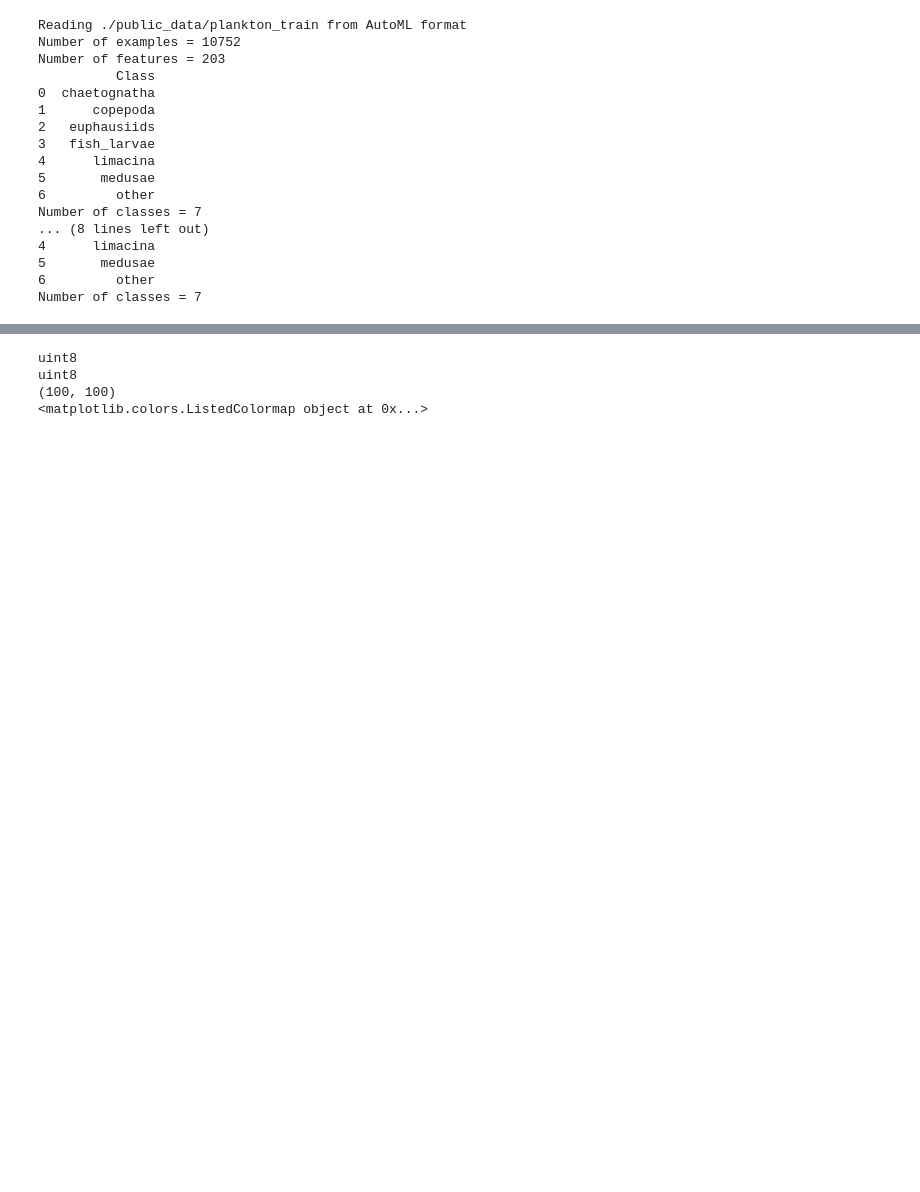
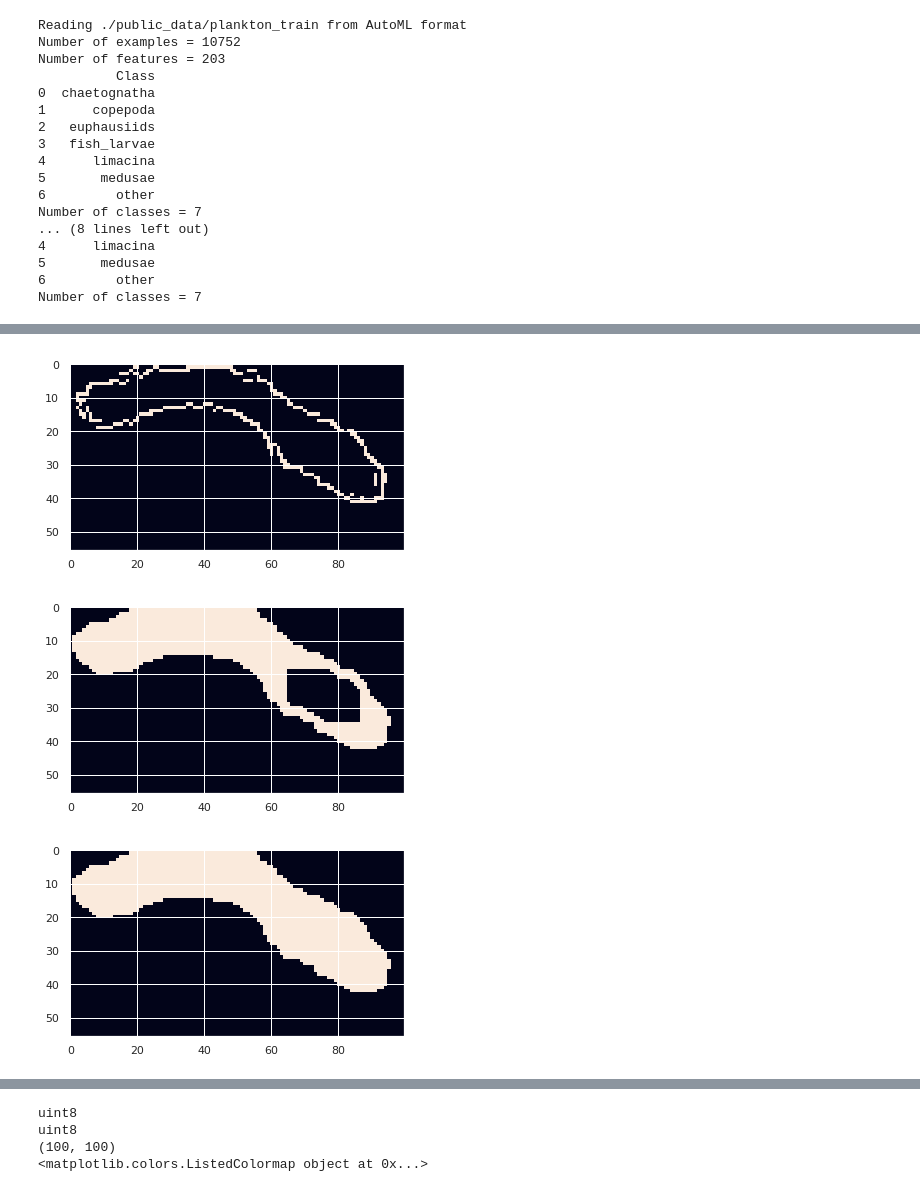
Before and after one commit to George-Marchment/OCEAN, a Jupyter notebook: starting_kit/README_preprocessing.ipynb, the cells around one changed output, grey strips where cells are left out. Saved outputs shown, nothing was run; the diff lists cells and outputs as text; code cells hidden in the pictures; blank space fills up the shorter version.

```diff
--- a/starting_kit/README_preprocessing.ipynb
+++ b/starting_kit/README_preprocessing.ipynb
@@ -161 +202,16 @@ from skimage.morphology import remove_small_objects,remove_small_holes
+# %%
+edges = canny(imgSampleData,sigma = 5)
+plt.imshow(edges)
+plt.show()
+edges = dilation(edges)
+edges = closing(edges,gkern(l = 10))
+plt.imshow(edges)
+plt.show()
+filled = ndi.binary_fill_holes(edges)
+plt.imshow(filled)
+plt.show()
+# %% [output]
+[figure, added]
+[figure, added]
+[figure, added]
 # %%
```
Also changed, not shown: parts of 15 cells of this notebook.
